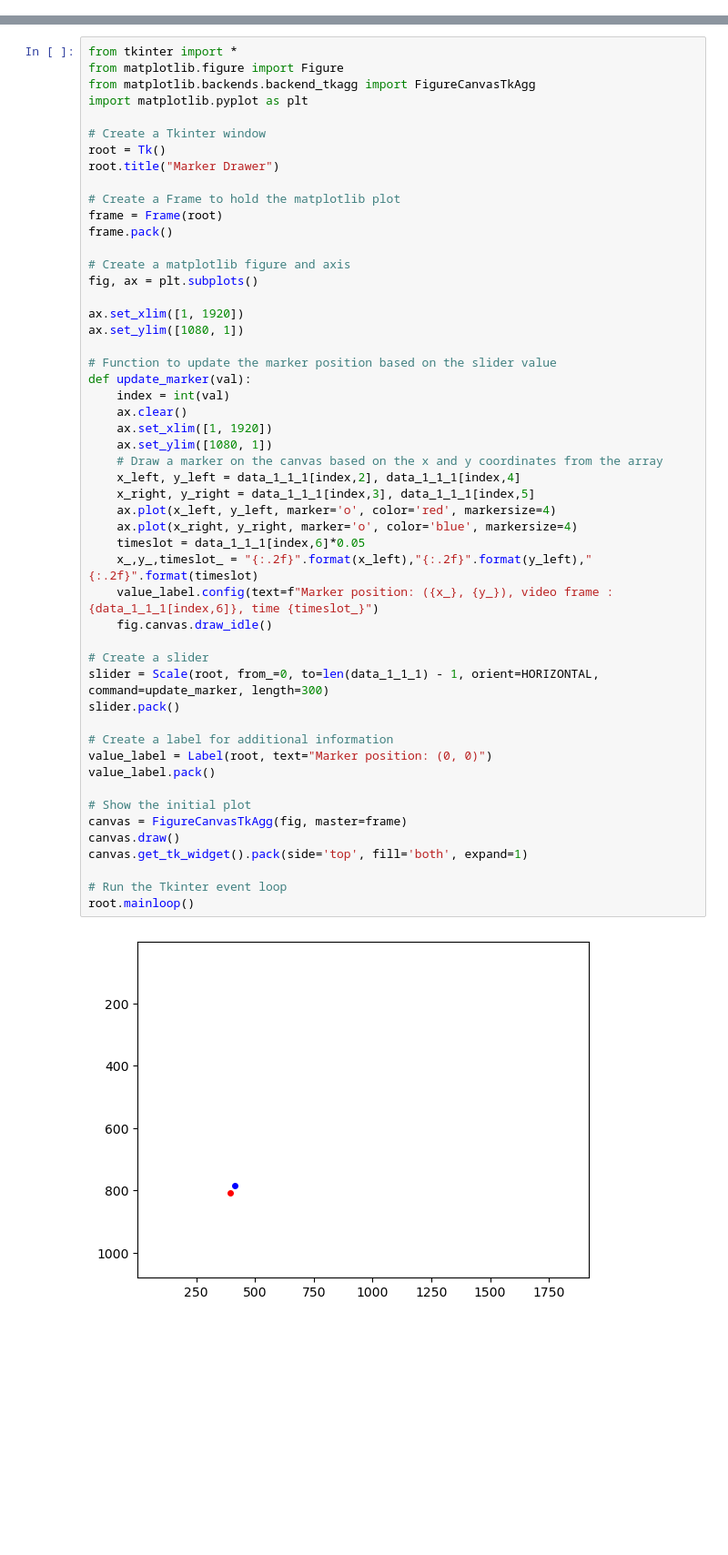
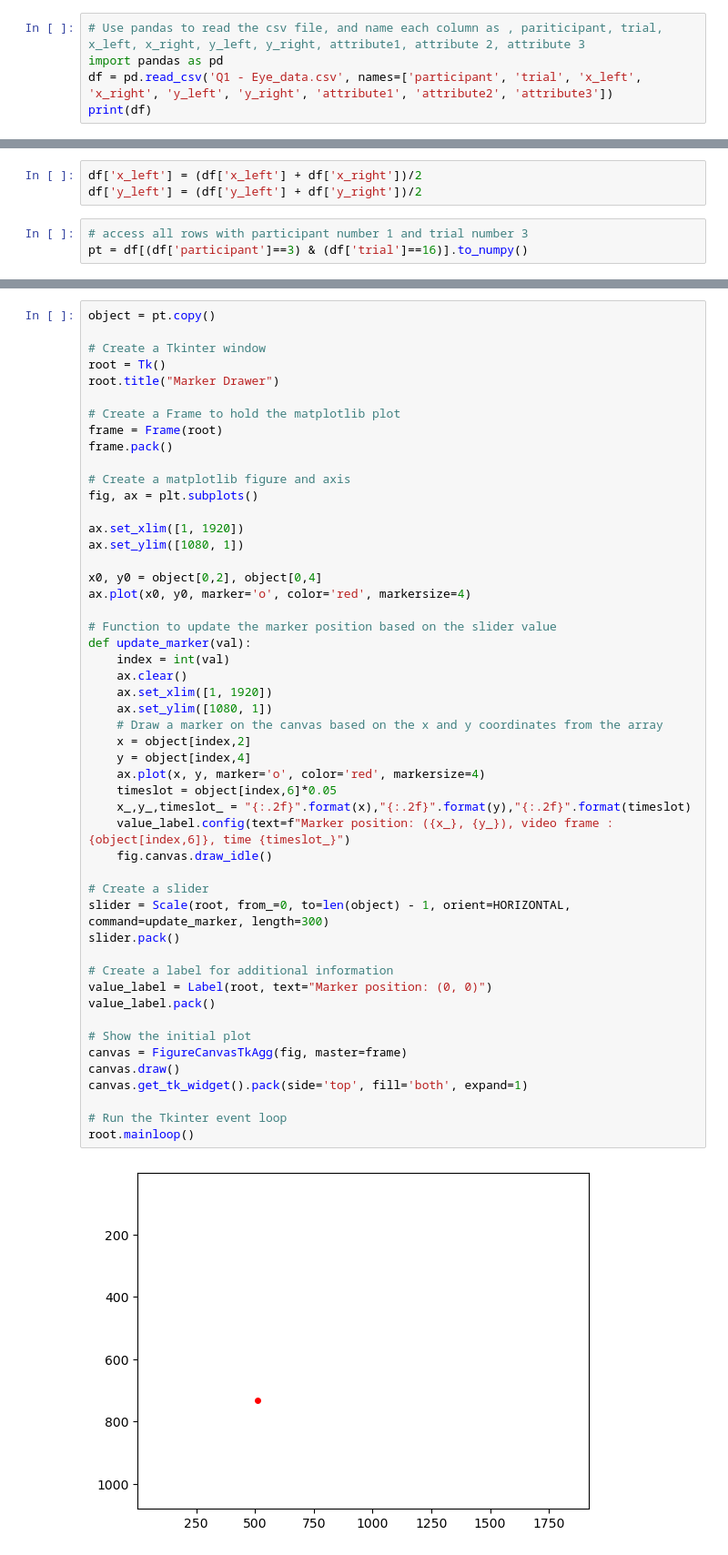
Before and after one commit to Jin-2022-ha/HRIassignment, a Jupyter notebook: HRIassignment2.ipynb, the cells around one changed output, grey strips where cells are left out. Shown: that part at 91% size. Saved outputs shown, nothing was run; the diff lists cells and outputs as text; blank space fills up the shorter version.

```diff
--- a/HRIassignment2.ipynb
+++ b/HRIassignment2.ipynb
@@ -161,0 +12,5 @@ x between 364.0 and 986.9 y between 504.6 and 861.1
+# %%
+# Use pandas to read the csv file, and name each column as , pariticipant, trial, x_left, x_right, y_left, y_right, attribute1, attribute 2, attribute 3
+import pandas as pd
+df = pd.read_csv('Q1 - Eye_data.csv', names=['participant', 'trial', 'x_left', 'x_right', 'y_left', 'y_right', 'attribute1', 'attribute2', 'attribute3'])
+print(df)
@@ -161,0 +35,6 @@ x between 364.0 and 986.9 y between 504.6 and 861.1
+# %%
+df['x_left'] = (df['x_left'] + df['x_right'])/2
+df['y_left'] = (df['y_left'] + df['y_right'])/2
+# %%
+# access all rows with participant number 1 and trial number 3
+pt = df[(df['participant']==3) & (df['trial']==16)].to_numpy()
@@ -162,8 +158,5 @@ x between 364.0 and 986.9 y between 504.6 and 861.1
 # %%
-from tkinter import *
-from matplotlib.figure import Figure
-from matplotlib.backends.backend_tkagg import FigureCanvasTkAgg
-import matplotlib.pyplot as plt
+object = pt.copy()
 
 # Create a Tkinter window
 root = Tk()
@@ -176,39 +169,41 @@ frame.pack()
 # Create a matplotlib figure and axis
 fig, ax = plt.subplots()
 
 ax.set_xlim([1, 1920])
 ax.set_ylim([1080, 1])
 
+x0, y0 = object[0,2], object[0,4]
+ax.plot(x0, y0, marker='o', color='red', markersize=4)
+
 # Function to update the marker position based on the slider value
 def update_marker(val):
     index = int(val)
     ax.clear()
     ax.set_xlim([1, 1920])
     ax.set_ylim([1080, 1])
     # Draw a marker on the canvas based on the x and y coordinates from the array
-    x_left, y_left = data_1_1_1[index,2], data_1_1_1[index,4]
-    x_right, y_right = data_1_1_1[index,3], data_1_1_1[index,5]
-    ax.plot(x_left, y_left, marker='o', color='red', markersize=4)
-    ax.plot(x_right, y_right, marker='o', color='blue', markersize=4)
-    timeslot = data_1_1_1[index,6]*0.05
-    x_,y_,timeslot_ = "{:.2f}".format(x_left),"{:.2f}".format(y_left),"{:.2f}".format(timeslot)
-    value_label.config(text=f"Marker position: ({x_}, {y_}), video frame : {data_1_1_1[index,6]}, time {timeslot_}")
+    x = object[index,2]
+    y = object[index,4]
+    ax.plot(x, y, marker='o', color='red', markersize=4)
+    timeslot = object[index,6]*0.05
+    x_,y_,timeslot_ = "{:.2f}".format(x),"{:.2f}".format(y),"{:.2f}".format(timeslot)
+    value_label.config(text=f"Marker position: ({x_}, {y_}), video frame : {object[index,6]}, time {timeslot_}")
     fig.canvas.draw_idle()
 
 # Create a slider
-slider = Scale(root, from_=0, to=len(data_1_1_1) - 1, orient=HORIZONTAL, command=update_marker, length=300)
+slider = Scale(root, from_=0, to=len(object) - 1, orient=HORIZONTAL, command=update_marker, length=300)
 slider.pack()
 
 # Create a label for additional information
 value_label = Label(root, text="Marker position: (0, 0)")
 value_label.pack()
 
 # Show the initial plot
 canvas = FigureCanvasTkAgg(fig, master=frame)
 canvas.draw()
 canvas.get_tk_widget().pack(side='top', fill='both', expand=1)
 
 # Run the Tkinter event loop
 root.mainloop()
 # %% [output]
-[figure, old version]
+[figure, new version]
```
Also changed, not shown: parts of 21 cells of this notebook.
